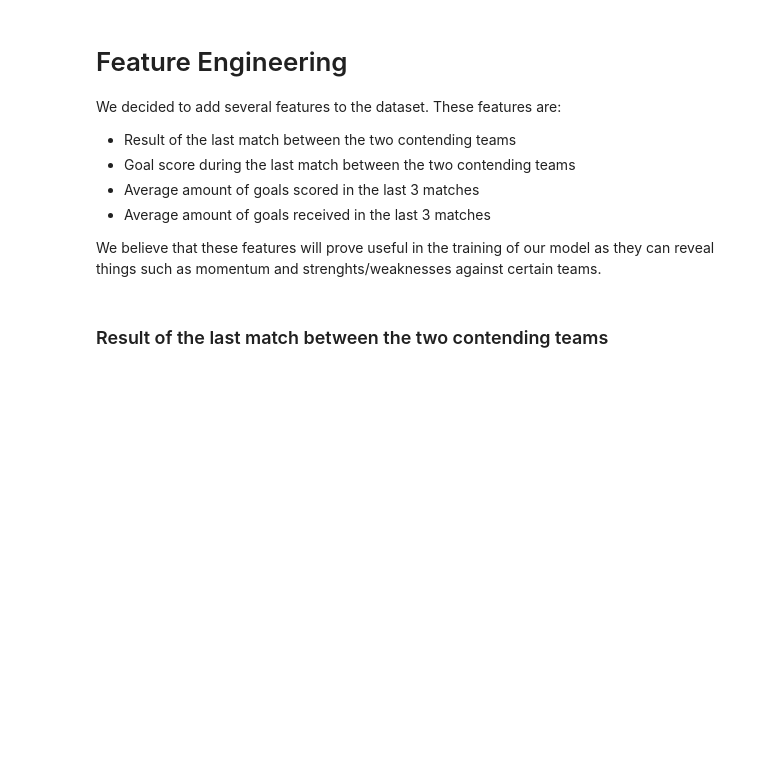
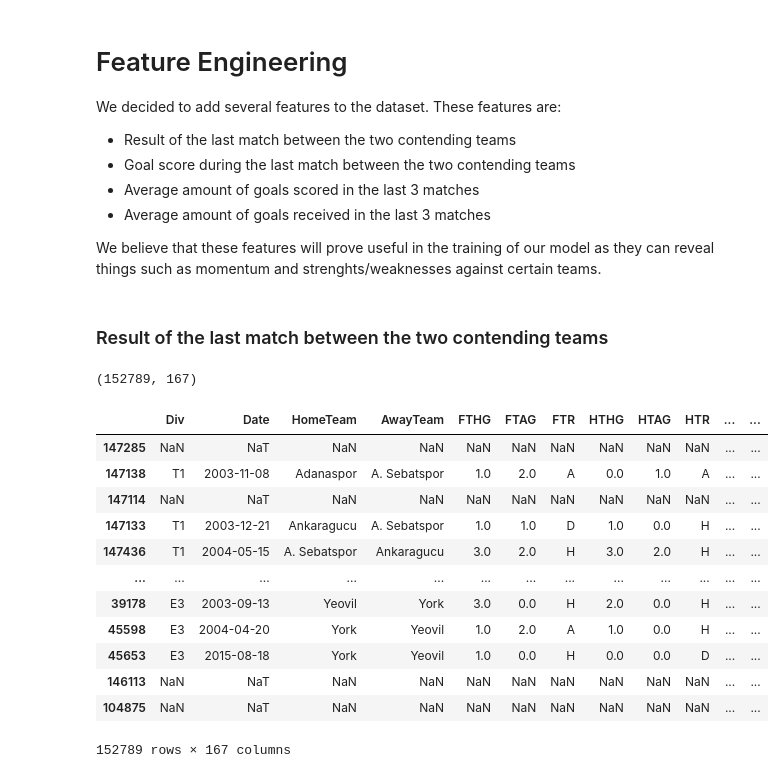
Before and after one commit to balooooooooo/machine-learning-2-coursework, a Jupyter notebook: preprocessing.ipynb, the cells around one changed output. Saved outputs shown, nothing was run; the diff lists cells and outputs as text; code cells hidden in the pictures; blank space fills up the shorter version.

```diff
--- a/preprocessing.ipynb
+++ b/preprocessing.ipynb
@@ -504,31 +504,35 @@ These features are:
 We believe that these features will prove useful in the training of our model as they can reveal things such as momentum and strenghts/weaknesses against certain teams.
 # %% [markdown]
 ### Result of the last match between the two contending teams
+# %%
+df_copy = df
+# %%
+df_aa = df_copy
+df_aa.dropna(axis = 0, inplace = True, how="all")
+df_aa.shape
+# %% [output]
+(152789, 167)
 # %%
-def get_last_match_results(home, away, index):
-    i=0
-    home_win = np.nan
-    away_win = np.nan
-    draw = np.nan
-    home_goals = np.nan
-    away_goals = np.nan
-    while i < index:
-        if df.iloc[i]["HomeTeam"] in [away,home] and  df.iloc[i]["AwayTeam"] in [away,home]:
-            if df.iloc[i]["HomeTeam"] == home:
-                home_goals = df.iloc[i]["FTHG"]
-                away_goals = df.iloc[i]["FTAG"]
-                home_win = int(home_goals > away_goals)
-                away_win = int(home_goals < away_goals)
-                draw = int(home_goals == away_goals)
-            else:
-                home_goals = df.iloc[i]["FTAG"]
-                away_goals = df.iloc[i]["FTHG"]
-                home_win = int(home_goals > away_goals)
-                away_win = int(home_goals < away_goals)
-                draw = int(home_goals == away_goals)
-        i+=1
-    df.iloc[index]["LastMatchHomeWin"] = home_win
-    df.iloc[index]["LastMatchAwayWin"] = away_win
-    df.iloc[index]["LastMatchDraw"] = draw
-    df.iloc[index]["LastMatchHomeGoals"] = home_goals
-    df.iloc[index]["LastMatchAwayGoals"] = away_goals
+df = df_copy
+# df[["HomeTeam","AwayTeam"]].values.tolist()
+df["Index"] = df.index
+df["MatchTeams"] = df[["HomeTeam","AwayTeam"]].values.tolist()
+df["MatchTeams"] = df["MatchTeams"].sort_values().apply(lambda x: sorted(x))
+# %%
+df = df.assign(MatchTeams=df["MatchTeams"].apply(lambda l: "_".join(l)))
+# %%
+df.sort_values(['MatchTeams','Date'],ascending=True).groupby('MatchTeams').shift()
+# %% [output]
+|  | Div | Date | HomeTeam | AwayTeam | FTHG | FTAG | FTR | HTHG | HTAG | HTR | ... | ... |
+| 147285 | NaN | NaT | NaN | NaN | NaN | NaN | NaN | NaN | NaN | NaN | ... | ... |
+| 147138 | T1 | 2003-11-08 | Adanaspor | A. Sebatspor | 1.0 | 2.0 | A | 0.0 | 1.0 | A | ... | ... |
+| 147114 | NaN | NaT | NaN | NaN | NaN | NaN | NaN | NaN | NaN | NaN | ... | ... |
+| 147133 | T1 | 2003-12-21 | Ankaragucu | A. Sebatspor | 1.0 | 1.0 | D | 1.0 | 0.0 | H | ... | ... |
+| 147436 | T1 | 2004-05-15 | A. Sebatspor | Ankaragucu | 3.0 | 2.0 | H | 3.0 | 2.0 | H | ... | ... |
+| ... | ... | ... | ... | ... | ... | ... | ... | ... | ... | ... | ... | ... |
+| 39178 | E3 | 2003-09-13 | Yeovil | York | 3.0 | 0.0 | H | 2.0 | 0.0 | H | ... | ... |
+| 45598 | E3 | 2004-04-20 | York | Yeovil | 1.0 | 2.0 | A | 1.0 | 0.0 | H | ... | ... |
+| 45653 | E3 | 2015-08-18 | York | Yeovil | 1.0 | 0.0 | H | 0.0 | 0.0 | D | ... | ... |
+| 146113 | NaN | NaT | NaN | NaN | NaN | NaN | NaN | NaN | NaN | NaN | ... | ... |
+| 104875 | NaN | NaT | NaN | NaN | NaN | NaN | NaN | NaN | NaN | NaN | ... | ... |
+152789 rows × 167 columns
```
Also changed, not shown: parts of 5 cells of this notebook.
